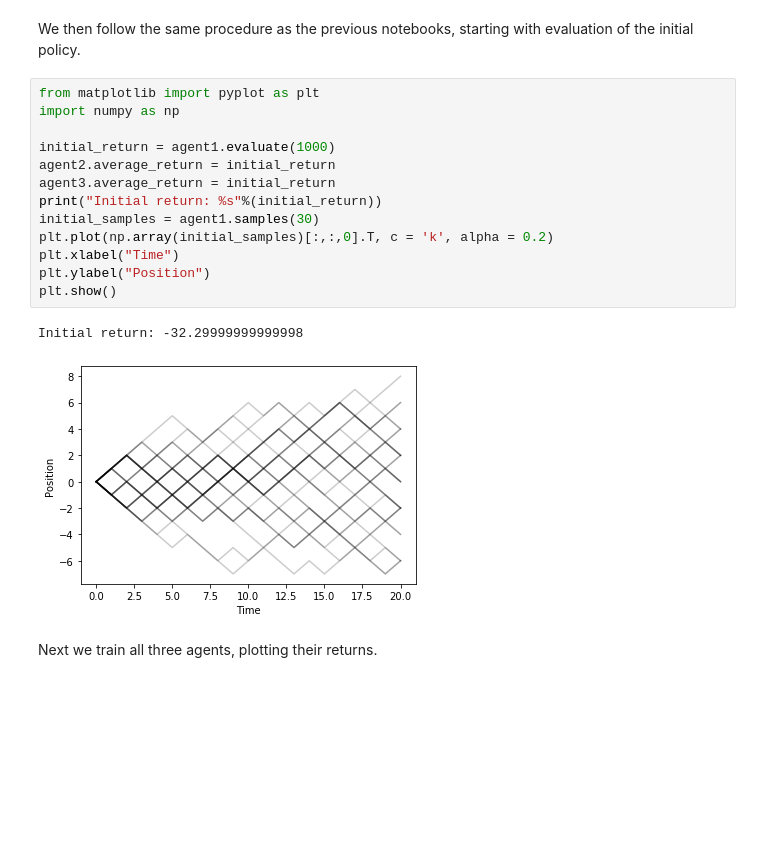
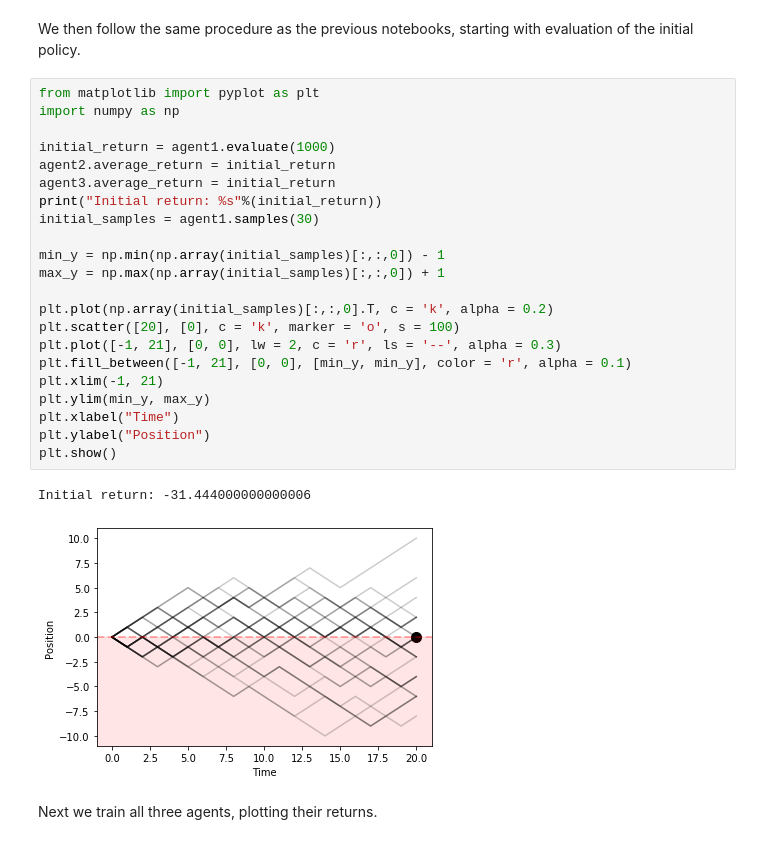
Before and after one commit to adammoss/MLiS2, a Jupyter notebook: examples/reinforcement_learning/tabular/actor_critic.ipynb, the cells around one changed output. Cells and saved outputs as stored; diff of their text form; blank space fills up the shorter version.

```diff
--- a/examples/reinforcement_learning/tabular/actor_critic.ipynb
+++ b/examples/reinforcement_learning/tabular/actor_critic.ipynb
@@ -75,19 +75,28 @@ We then follow the same procedure as the previous notebooks, starting with evalu
 # %%
 from matplotlib import pyplot as plt
 import numpy as np
 
 initial_return = agent1.evaluate(1000)
 agent2.average_return = initial_return
 agent3.average_return = initial_return
 print("Initial return: %s"%(initial_return))
 initial_samples = agent1.samples(30)
+
+min_y = np.min(np.array(initial_samples)[:,:,0]) - 1
+max_y = np.max(np.array(initial_samples)[:,:,0]) + 1
+
 plt.plot(np.array(initial_samples)[:,:,0].T, c = 'k', alpha = 0.2)
+plt.scatter([20], [0], c = 'k', marker = 'o', s = 100)
+plt.plot([-1, 21], [0, 0], lw = 2, c = 'r', ls = '--', alpha = 0.3)
+plt.fill_between([-1, 21], [0, 0], [min_y, min_y], color = 'r', alpha = 0.1)
+plt.xlim(-1, 21)
+plt.ylim(min_y, max_y)
 plt.xlabel("Time")
 plt.ylabel("Position")
 plt.show()
 # %% [output]
-Initial return: -32.29999999999998
+Initial return: -31.444000000000006
-[figure, old version]
+[figure, new version]
 # %% [markdown]
 Next we train all three agents, plotting their returns.
 # %%
```
Also changed, not shown: parts of 2 cells of this notebook, 3 other files.
